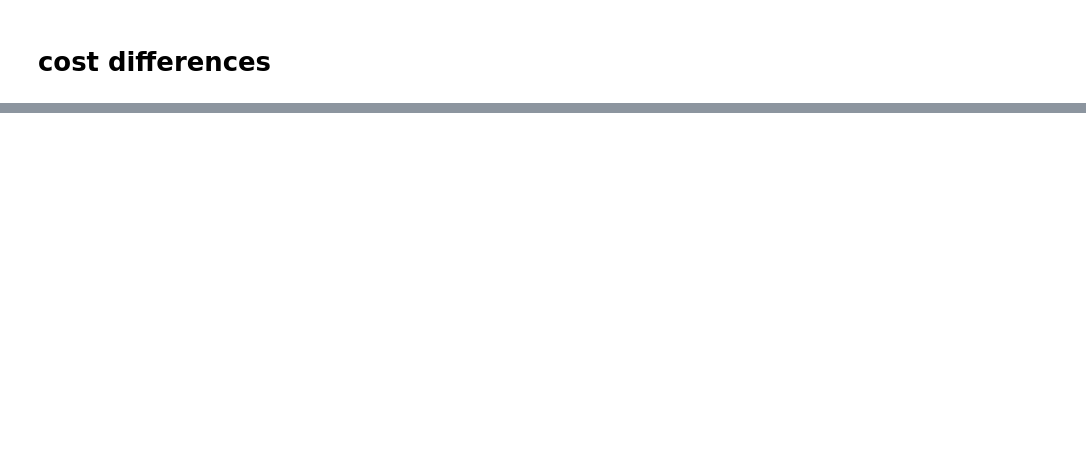
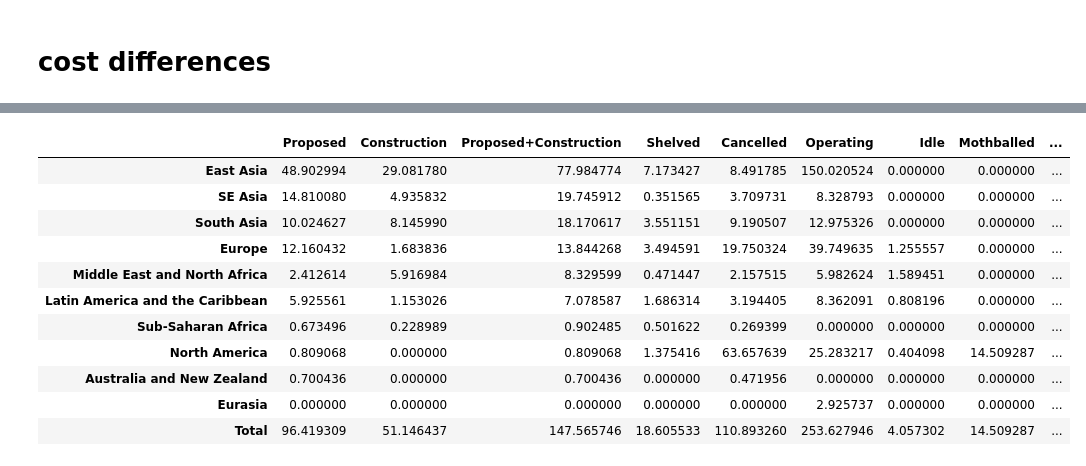
Before and after one commit to GlobalEnergyMonitor/GOIT-GGIT-research, a Jupyter notebook: lng-terminals-report-2022/notebooks/compare-2-terminal-sheets-before-and-after-Russia-invasion.ipynb, the cells around one changed output, grey strips where cells are left out. Cells and saved outputs as stored; diff of their text form; code cells hidden in the pictures; blank space fills up the shorter version.

```diff
--- a/lng-terminals-report-2022/notebooks/compare-2-terminal-sheets-before-and-after-Russia-invasion.ipynb
+++ b/lng-terminals-report-2022/notebooks/compare-2-terminal-sheets-before-and-after-Russia-invasion.ipynb
@@ -316,0 +618,20 @@ print(terms_df_orig2.loc[(terms_df_orig2.Country=='Germany')&
+# %%
+terms_df_import1 = terms_df_orig1.loc[terms_df_orig1['Import/Export']=='Import'].reset_index(drop=True)
+
+terms_df_import1['CostUSDTotal'] = numpy.nan
+
+# for import
+for region in region_list:
+    # for floating
+    terms_df_import1.loc[(terms_df_import1['Floating']=='yes')&(terms_df_import1['Region']==region),'CostUSDTotal'] = \
+    terms_df_import1.loc[(terms_df_import1['Floating']=='yes')&(terms_df_import1['Region']==region),'CapacityInMtpa'] * \
+    floating_import_regional_costs.loc[region,'RegionalCostUSDPerMtpa']
+    # for onshore
+    terms_df_import1.loc[(terms_df_import1['Floating']!='yes')&(terms_df_import1['Region']==region),'CostUSDTotal'] = \
+    terms_df_import1.loc[(terms_df_import1['Floating']!='yes')&(terms_df_import1['Region']==region),'CapacityInMtpa'] * \
+    onshore_import_regional_costs.loc[region,'RegionalCostUSDPerMtpa']
+
+# now replace the ones that we have exact numbers for...
+costs_exist_TF = ~terms_df_import1['CostEstUSD'].isna()
+terms_df_import1.loc[costs_exist_TF,'CostUSDTotal'] = \
+    terms_df_import1[costs_exist_TF]['CostEstUSD']
@@ -316,0 +664,69 @@ print(terms_df_orig2.loc[(terms_df_orig2.Country=='Germany')&
+# %%
+#mtpa by country
+cost_by_country_import_df1 = pandas.DataFrame(columns=status_list, index=country_list)
+cost_by_region_import_df1 = pandas.DataFrame(columns=status_list, index=region_list)
+
+for status in status_list:
+    #print(status)
+    cost_by_country_import_df1[status] = terms_df_import1.loc[terms_df_import1.Status==status].groupby('Country')['CostUSDTotal'].sum(min_count=1)
+
+for status in status_list:
+    #print(status)
+    cost_by_region_import_df1[status] = terms_df_import1.loc[terms_df_import1.Status==status].groupby('Region')['CostUSDTotal'].sum(min_count=1)
+
+cost_by_country_import_df1 = cost_by_country_import_df1.fillna(0)
+cost_by_region_import_df1 = cost_by_region_import_df1.fillna(0)
+
+# add total and proposed+construction info
+cost_by_region_import_df1['Proposed+Construction'] = cost_by_region_import_df1[['Proposed','Construction']].sum(axis=1)
+cost_by_region_import_df1.sort_values(by='Proposed+Construction', inplace=True)
+cost_by_region_import_df1 = cost_by_region_import_df1[['Proposed', 'Construction', 'Proposed+Construction', 'Shelved', 'Cancelled', 'Operating', 'Idle', 'Mothballed', 'Retired']]
+cost_by_region_import_df1.sort_values('Proposed+Construction', ascending=False, inplace=True)
+
+cost_by_country_import_df1['Proposed+Construction'] = cost_by_country_import_df1[['Proposed','Construction']].sum(axis=1)
+cost_by_country_import_df1.sort_values(by='Proposed+Construction', inplace=True)
+cost_by_country_import_df1 = cost_by_country_import_df1[['Proposed', 'Construction', 'Proposed+Construction', 'Shelved', 'Cancelled', 'Operating', 'Idle', 'Mothballed', 'Retired']]
+cost_by_country_import_df1.sort_values('Proposed+Construction', ascending=False, inplace=True)
+
+# total
+if 'Total' in cost_by_region_import_df1.index:
+    cost_by_region_import_df1.drop(index='Total', inplace=True)
+    total = cost_by_region_import_df1.sum(axis=0)
+    total.name='Total'
+    cost_by_region_import_df1 = cost_by_region_import_df1.append(total)
+
+else:
+    total = cost_by_region_import_df1.sum(axis=0)
+    total.name='Total'
+    cost_by_region_import_df1 = cost_by_region_import_df1.append(total)
+
+# total
+if 'Total' in cost_by_country_import_df1.index:
+    cost_by_country_import_df1.drop(index='Total', inplace=True)
+    total = cost_by_country_import_df1.sum(axis=0)
+    total.name='Total'
+    cost_by_country_import_df1 = cost_by_country_import_df1.append(total)
+
+else:
+    total = cost_by_country_import_df1.sum(axis=0)
+    total.name='Total'
+    cost_by_country_import_df1 = cost_by_country_import_df1.append(total)
+
+# save countries
+cost_by_country_import_df1 = cost_by_country_import_df1.loc[~(cost_by_country_import_df1==0).all(axis=1)]
+cost_by_country_import_df1.to_excel('cost-by-country-import.xlsx')
+
+cost_by_region_import_df1/1e9
+# %% [output]
+|  | Proposed | Construction | Proposed+Construction | Shelved | Cancelled | Operating | Idle | Mothballed | ... |
+| East Asia | 48.902994 | 29.081780 | 77.984774 | 7.173427 | 8.491785 | 150.020524 | 0.000000 | 0.000000 | ... |
+| SE Asia | 14.810080 | 4.935832 | 19.745912 | 0.351565 | 3.709731 | 8.328793 | 0.000000 | 0.000000 | ... |
+| South Asia | 10.024627 | 8.145990 | 18.170617 | 3.551151 | 9.190507 | 12.975326 | 0.000000 | 0.000000 | ... |
+| Europe | 12.160432 | 1.683836 | 13.844268 | 3.494591 | 19.750324 | 39.749635 | 1.255557 | 0.000000 | ... |
+| Middle East and North Africa | 2.412614 | 5.916984 | 8.329599 | 0.471447 | 2.157515 | 5.982624 | 1.589451 | 0.000000 | ... |
+| Latin America and the Caribbean | 5.925561 | 1.153026 | 7.078587 | 1.686314 | 3.194405 | 8.362091 | 0.808196 | 0.000000 | ... |
+| Sub-Saharan Africa | 0.673496 | 0.228989 | 0.902485 | 0.501622 | 0.269399 | 0.000000 | 0.000000 | 0.000000 | ... |
+| North America | 0.809068 | 0.000000 | 0.809068 | 1.375416 | 63.657639 | 25.283217 | 0.404098 | 14.509287 | ... |
+| Australia and New Zealand | 0.700436 | 0.000000 | 0.700436 | 0.000000 | 0.471956 | 0.000000 | 0.000000 | 0.000000 | ... |
+| Eurasia | 0.000000 | 0.000000 | 0.000000 | 0.000000 | 0.000000 | 2.925737 | 0.000000 | 0.000000 | ... |
+| Total | 96.419309 | 51.146437 | 147.565746 | 18.605533 | 110.893260 | 253.627946 | 4.057302 | 14.509287 | ... |
```
Also changed, not shown: parts of 62 cells of this notebook, 2 other files.
